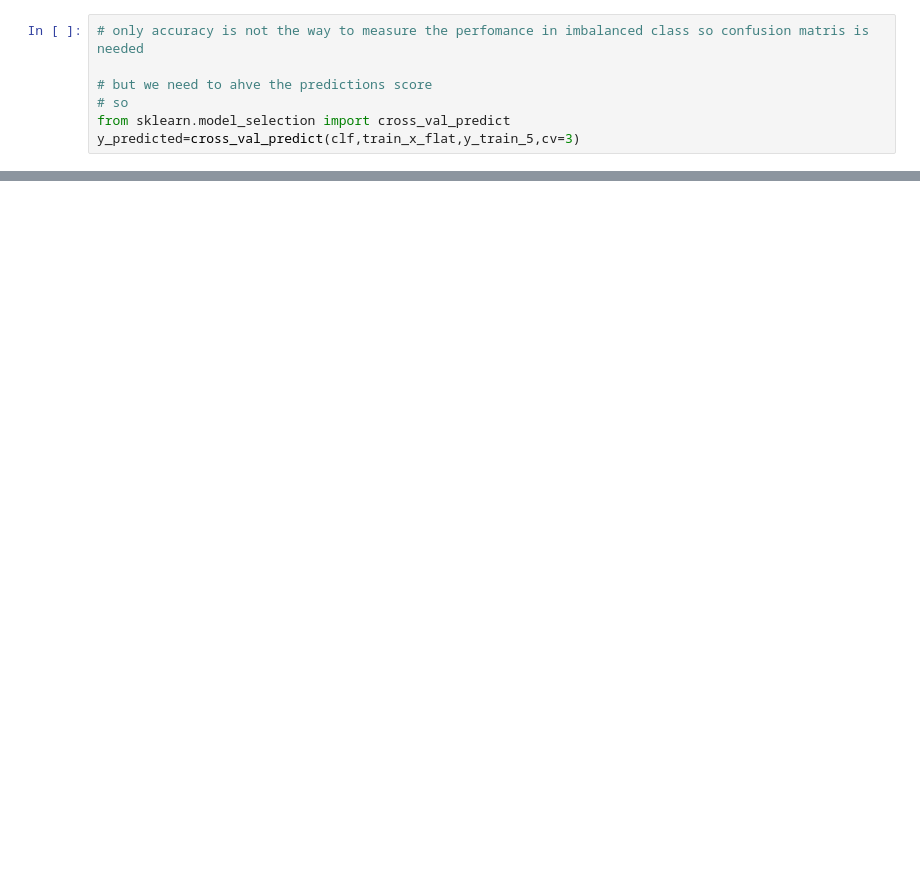
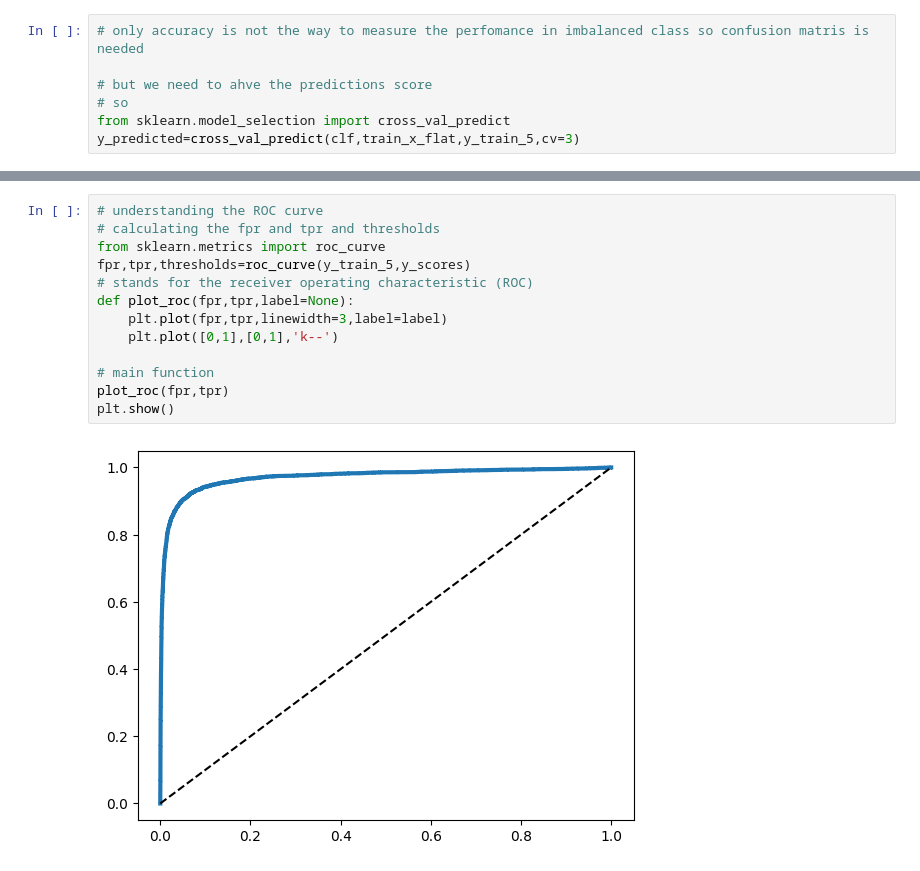
Before and after one commit to roshanbhatt420/Machinelearning-, a Jupyter notebook: roadmap/classification.ipynb, the cells around one changed output, grey strips where cells are left out. Saved outputs shown, nothing was run; the diff lists cells and outputs as text; blank space fills up the shorter version.

```diff
--- a/roadmap/classification.ipynb
+++ b/roadmap/classification.ipynb
@@ -126,0 +161,15 @@ disp.figure_.savefig("confusion_matrix.png")
+# %%
+# understanding the ROC curve
+# calculating the fpr and tpr and thresholds
+from sklearn.metrics import roc_curve
+fpr,tpr,thresholds=roc_curve(y_train_5,y_scores)
+# stands for the receiver operating characteristic (ROC)
+def plot_roc(fpr,tpr,label=None):
+    plt.plot(fpr,tpr,linewidth=3,label=label)
+    plt.plot([0,1],[0,1],'k--')
+
+# main function
+plot_roc(fpr,tpr)
+plt.show()
+# %% [output]
+[figure, added]
```
Also changed, not shown: parts of 16 cells of this notebook, 1 other file.
